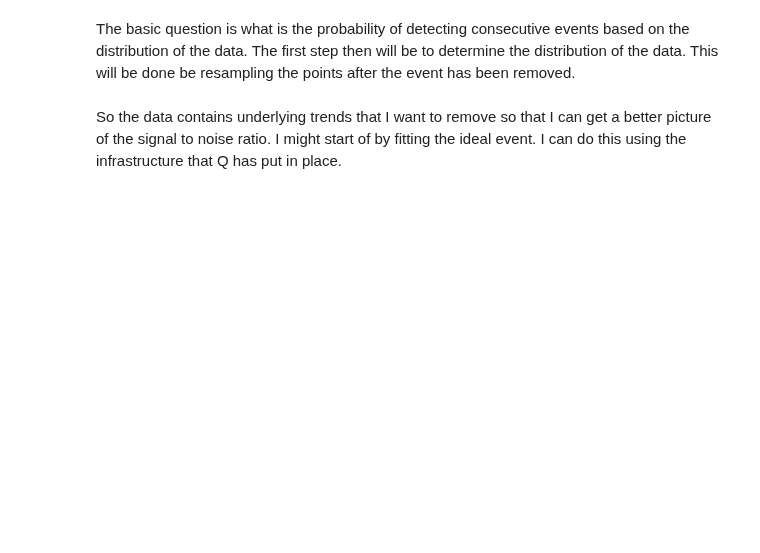
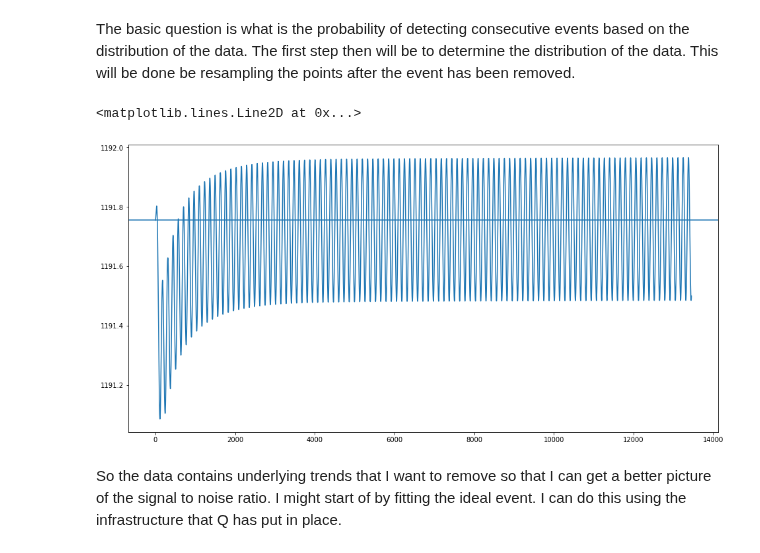
Before and after one commit to Jordan-Dennis/Miyake, a Jupyter notebook: peak_hunting.ipynb, the cells around one changed output. Saved outputs shown, nothing was run; the diff lists cells and outputs as text; code cells hidden in the pictures; blank space fills up the shorter version.

Commit message:
Running the burn in period and checking

```diff
--- a/peak_hunting.ipynb
+++ b/peak_hunting.ipynb
@@ -6,7 +7,20 @@ from scipy.optimize import minimize
 # %% [markdown]
 The basic question is what is the probability of detecting consecutive events based on the distribution of the data. The first step then will be to determine the distribution of the data. This will be done be resampling the points after the event has been removed.
+# %%
+def production(t):
+    """
+    Generates a simple sinusoidal production function
+    """
+    return 1.88 + 0.18 * 1.88 * sin(2 * pi / 11 * t + 1.25)
 # %%
 cbm = ticktack.load_presaved_model("Guttler14", production_rate_units="atoms/cm^2/s")
 cbm.compile()
-transfer_operator = cbm._matrix
-equilibrium = cbm.equilibrate(production_rate=1.88)
+burn_in, steady_state = cbm.run(arange(-360.0, 760.0), 12,
+    production=production, steady_state_production=1.88)
+# %%
+plt.figure("Burn Period")
+plt.plot(burn_in[:, 2])
+plt.axhline(steady_state[2])
+# %% [output]
+<matplotlib.lines.Line2D at 0x...>
+[figure, added]
```
Also changed, not shown: parts of 5 cells of this notebook.
